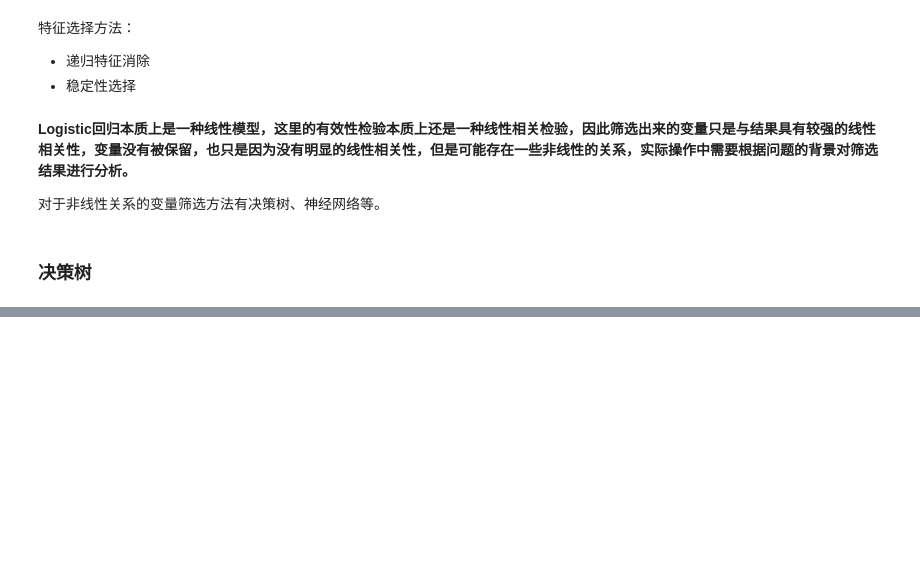
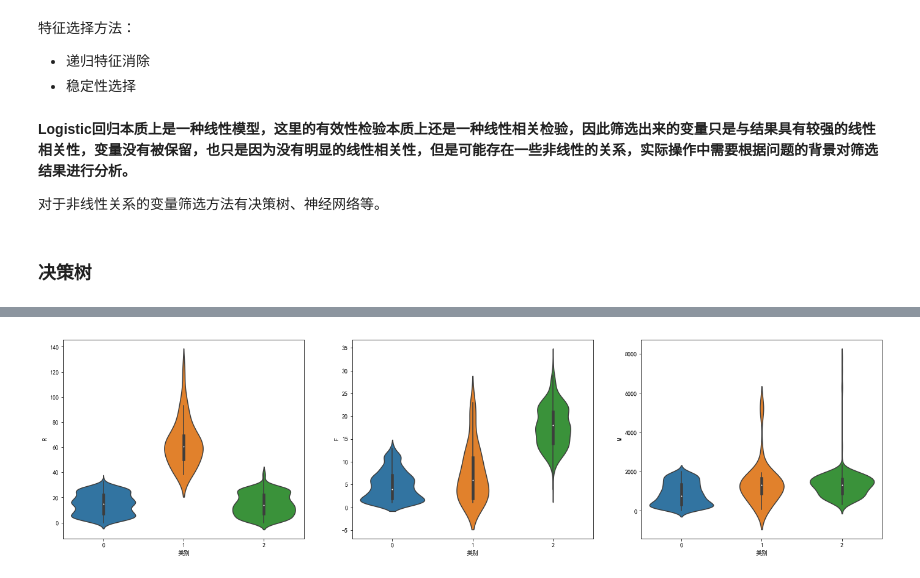
Before and after one commit to EricLiuLR/python-, a Jupyter notebook: my_note_05.ipynb, the cells around one changed output, grey strips where cells are left out. Cells and saved outputs as stored; diff of their text form; code cells hidden in the pictures; blank space fills up the shorter version.

```diff
--- a/my_note_05.ipynb
+++ b/my_note_05.ipynb
@@ -77,0 +182,10 @@ print('模型的平均正确率为：{}'.format(lr.score(X, y)))
+# %%
+inputfile = './data/data_5/consumption_data.xls'
+k = 3
+iteration = 500
+data = pd.read_excel(inputfile, index_col='Id')
+data_zc = 1.0 * (data - data.mean()) / data.std()
+
+from sklearn.cluster import KMeans
+
+model = KMeans(n_clusters=k, max_iter=iteration).fit(data_zc)
@@ -77,0 +202,3 @@ print('模型的平均正确率为：{}'.format(lr.score(X, y)))
+# %%
+data['类别'] = model.labels_
+data.head()
@@ -77,0 +213,12 @@ print('模型的平均正确率为：{}'.format(lr.score(X, y)))
+# %%
+import seaborn as sns
+import matplotlib.pyplot as plt
+plt.rcParams['font.sans-serif'] = ['SimHei']
+plt.rcParams['axes.unicode_minus'] = False
+# %%
+plt.figure(figsize=(24, 6))
+for i in range(3):
+    plt.subplot(1, 3, i+1)
+    sns.violinplot(data=data, y=data.columns[i], x='类别')
+# %% [output]
+[figure, added]
```
Also changed, not shown: parts of 26 cells of this notebook.
